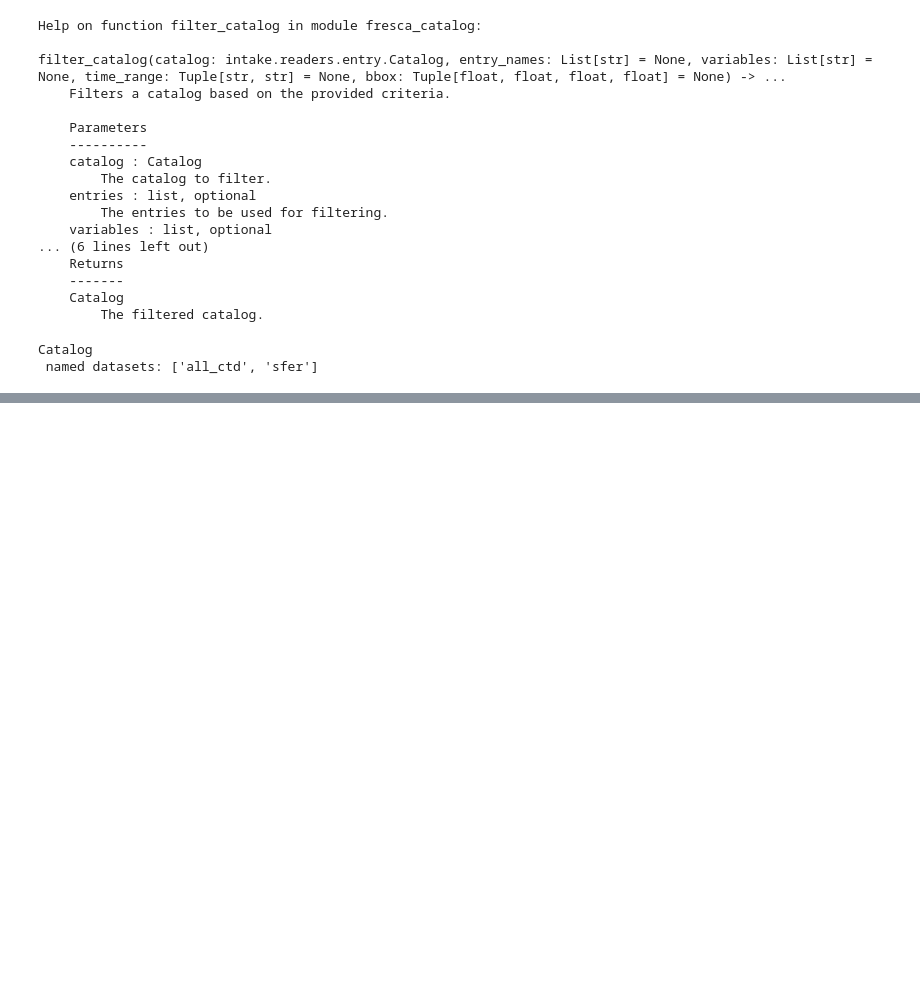
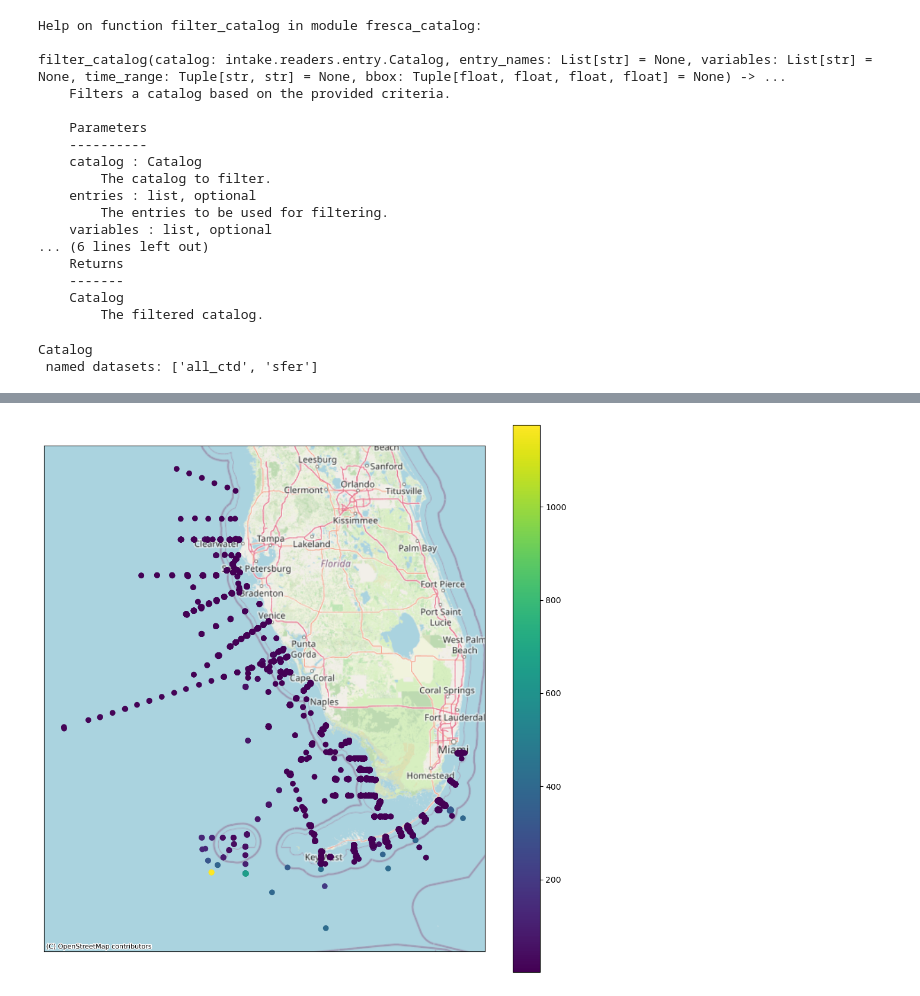
Before and after one commit to axiom-data-science/fresca-catalog, a Jupyter notebook: example.ipynb, the cells around one changed output, grey strips where cells are left out. Cells and saved outputs as stored; diff of their text form; code cells hidden in the pictures; blank space fills up the shorter version.

```diff
--- a/example.ipynb
+++ b/example.ipynb
@@ -69,0 +74,4 @@ Catalog
+# %%
+map_datasets(my_catalog, variables=['temp', 'temperature'])
+# %% [output]
+[figure, added]
```
Also changed, not shown: parts of 6 cells of this notebook.
